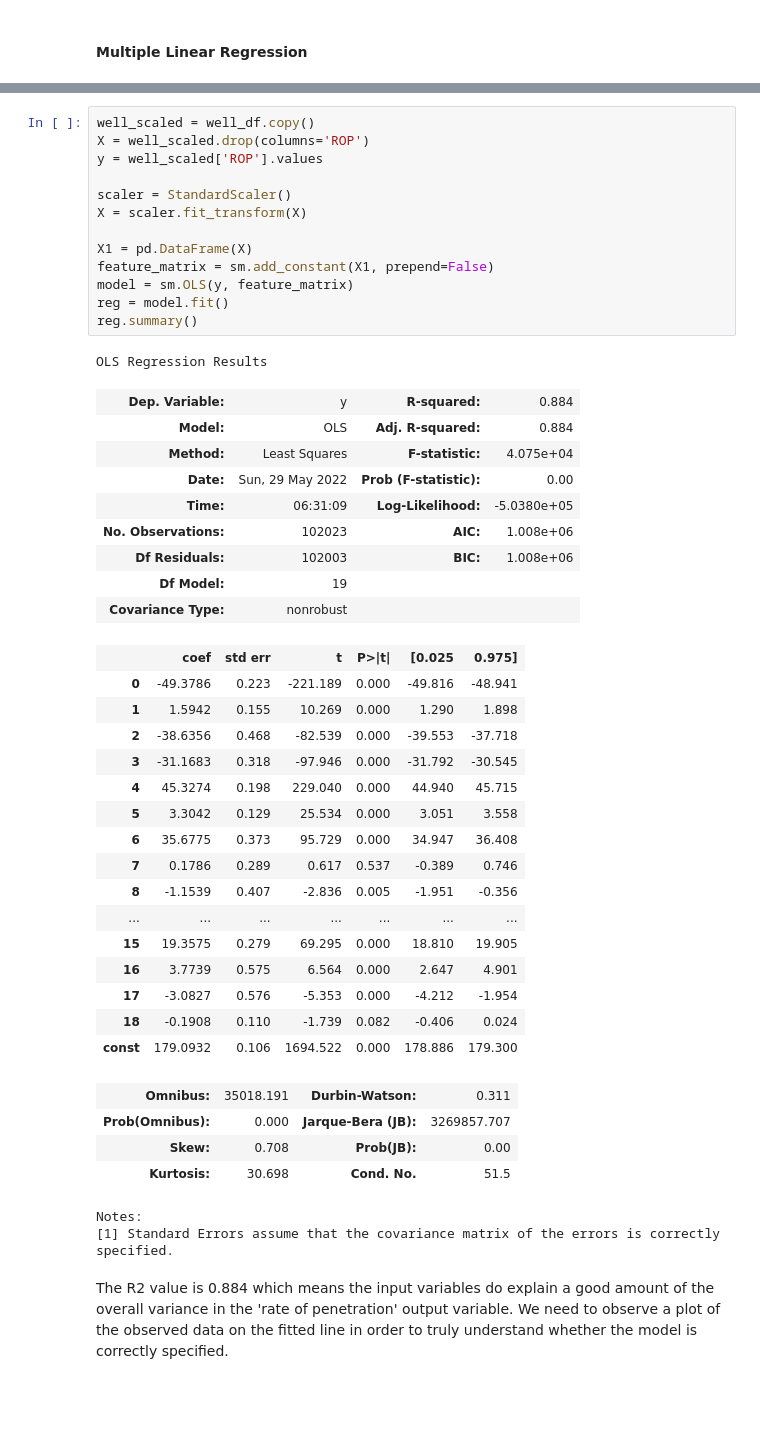
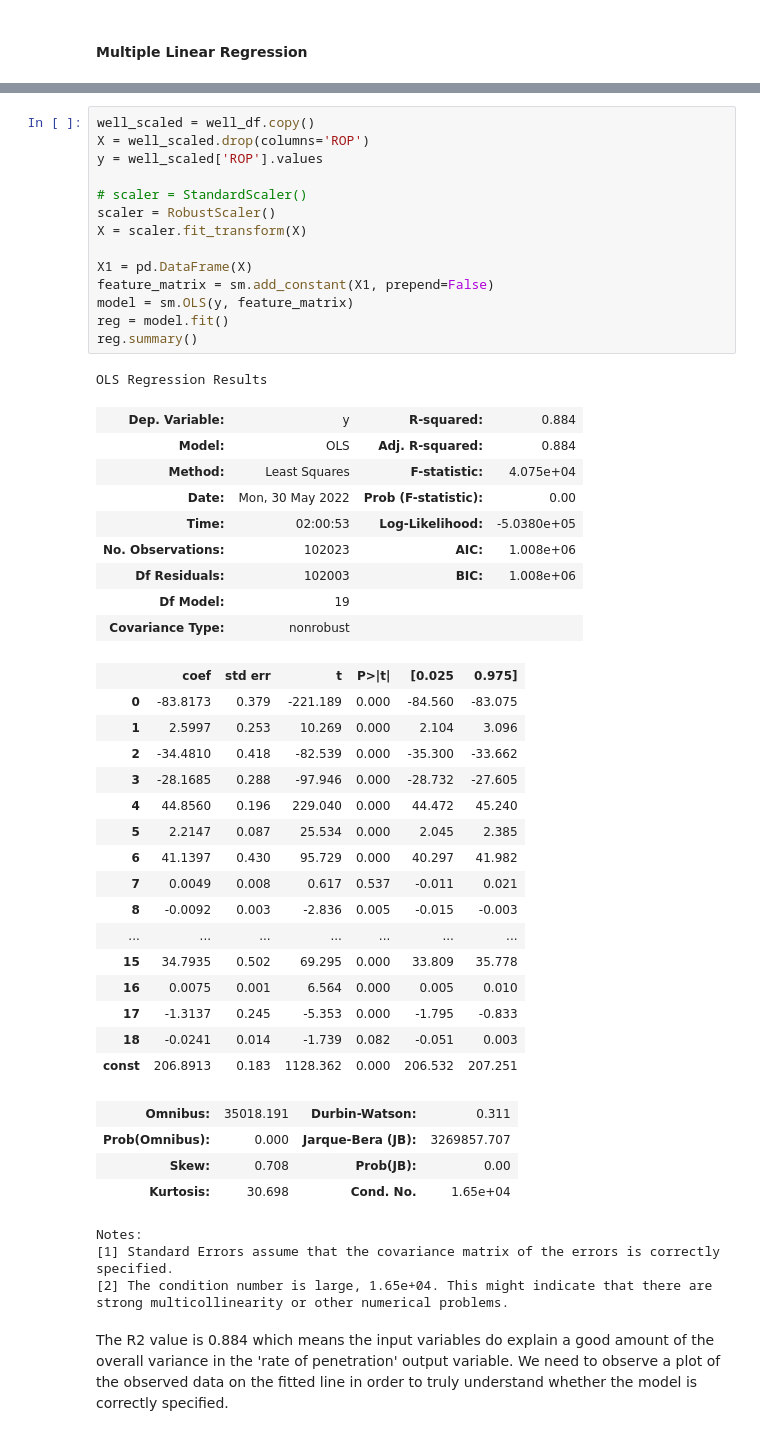
Before and after one commit to NavanPowers/COMP-4448_Final_Project, a Jupyter notebook: Powers_Joseph_4448_Final.ipynb, the cells around one changed output, grey strips where cells are left out. Drawn from its saved outputs; the diff is of its cells as text; blank space fills up the shorter version.

```diff
--- a/Powers_Joseph_4448_Final.ipynb
+++ b/Powers_Joseph_4448_Final.ipynb
@@ -125,49 +159,52 @@ plt.show()
 # %%
 well_scaled = well_df.copy()
 X = well_scaled.drop(columns='ROP')
 y = well_scaled['ROP'].values
 
-scaler = StandardScaler()
+# scaler = StandardScaler()
+scaler = RobustScaler()
 X = scaler.fit_transform(X)
 
 X1 = pd.DataFrame(X)
 feature_matrix = sm.add_constant(X1, prepend=False)
 model = sm.OLS(y, feature_matrix)
 reg = model.fit()
 reg.summary()
 # %% [output]
 OLS Regression Results
 | Dep. Variable: | y | R-squared: | 0.884 |
 | Model: | OLS | Adj. R-squared: | 0.884 |
 | Method: | Least Squares | F-statistic: | 4.075e+04 |
-| Date: | Sun, 29 May 2022 | Prob (F-statistic): | 0.00 |
-| Time: | 06:31:09 | Log-Likelihood: | -5.0380e+05 |
+| Date: | Mon, 30 May 2022 | Prob (F-statistic): | 0.00 |
+| Time: | 02:00:53 | Log-Likelihood: | -5.0380e+05 |
 | No. Observations: | 102023 | AIC: | 1.008e+06 |
 | Df Residuals: | 102003 | BIC: | 1.008e+06 |
 | Df Model: | 19 |  |  |
 | Covariance Type: | nonrobust |  |  |
 |  | coef | std err | t | P>|t| | [0.025 | 0.975] |
-| 0 | -49.3786 | 0.223 | -221.189 | 0.000 | -49.816 | -48.941 |
-| 1 | 1.5942 | 0.155 | 10.269 | 0.000 | 1.290 | 1.898 |
-| 2 | -38.6356 | 0.468 | -82.539 | 0.000 | -39.553 | -37.718 |
-| 3 | -31.1683 | 0.318 | -97.946 | 0.000 | -31.792 | -30.545 |
-| 4 | 45.3274 | 0.198 | 229.040 | 0.000 | 44.940 | 45.715 |
-| 5 | 3.3042 | 0.129 | 25.534 | 0.000 | 3.051 | 3.558 |
-| 6 | 35.6775 | 0.373 | 95.729 | 0.000 | 34.947 | 36.408 |
-| 7 | 0.1786 | 0.289 | 0.617 | 0.537 | -0.389 | 0.746 |
-| 8 | -1.1539 | 0.407 | -2.836 | 0.005 | -1.951 | -0.356 |
+| 0 | -83.8173 | 0.379 | -221.189 | 0.000 | -84.560 | -83.075 |
+| 1 | 2.5997 | 0.253 | 10.269 | 0.000 | 2.104 | 3.096 |
+| 2 | -34.4810 | 0.418 | -82.539 | 0.000 | -35.300 | -33.662 |
+| 3 | -28.1685 | 0.288 | -97.946 | 0.000 | -28.732 | -27.605 |
+| 4 | 44.8560 | 0.196 | 229.040 | 0.000 | 44.472 | 45.240 |
+| 5 | 2.2147 | 0.087 | 25.534 | 0.000 | 2.045 | 2.385 |
+| 6 | 41.1397 | 0.430 | 95.729 | 0.000 | 40.297 | 41.982 |
+| 7 | 0.0049 | 0.008 | 0.617 | 0.537 | -0.011 | 0.021 |
+| 8 | -0.0092 | 0.003 | -2.836 | 0.005 | -0.015 | -0.003 |
 | ... | ... | ... | ... | ... | ... | ... |
-| 15 | 19.3575 | 0.279 | 69.295 | 0.000 | 18.810 | 19.905 |
-| 16 | 3.7739 | 0.575 | 6.564 | 0.000 | 2.647 | 4.901 |
-| 17 | -3.0827 | 0.576 | -5.353 | 0.000 | -4.212 | -1.954 |
-| 18 | -0.1908 | 0.110 | -1.739 | 0.082 | -0.406 | 0.024 |
-| const | 179.0932 | 0.106 | 1694.522 | 0.000 | 178.886 | 179.300 |
+| 15 | 34.7935 | 0.502 | 69.295 | 0.000 | 33.809 | 35.778 |
+| 16 | 0.0075 | 0.001 | 6.564 | 0.000 | 0.005 | 0.010 |
+| 17 | -1.3137 | 0.245 | -5.353 | 0.000 | -1.795 | -0.833 |
+| 18 | -0.0241 | 0.014 | -1.739 | 0.082 | -0.051 | 0.003 |
+| const | 206.8913 | 0.183 | 1128.362 | 0.000 | 206.532 | 207.251 |
 | Omnibus: | 35018.191 | Durbin-Watson: | 0.311 |
 | Prob(Omnibus): | 0.000 | Jarque-Bera (JB): | 3269857.707 |
 | Skew: | 0.708 | Prob(JB): | 0.00 |
-| Kurtosis: | 30.698 | Cond. No. | 51.5 |
+| Kurtosis: | 30.698 | Cond. No. | 1.65e+04 |
 Notes:
 [1] Standard Errors assume that the covariance matrix of the errors is correctly specified.
+[2] The condition number is large, 1.65e+04. This might indicate that there are
+strong multicollinearity or other numerical problems.
 # %% [markdown]
 The R2 value is 0.884 which means the input variables do explain a good amount of the overall variance in the 'rate of penetration' output variable. We need to observe a plot of the observed data on the fitted line in order to truly understand whether the model is correctly specified.
 # %%
```
Also changed, not shown: parts of 7 cells of this notebook.
